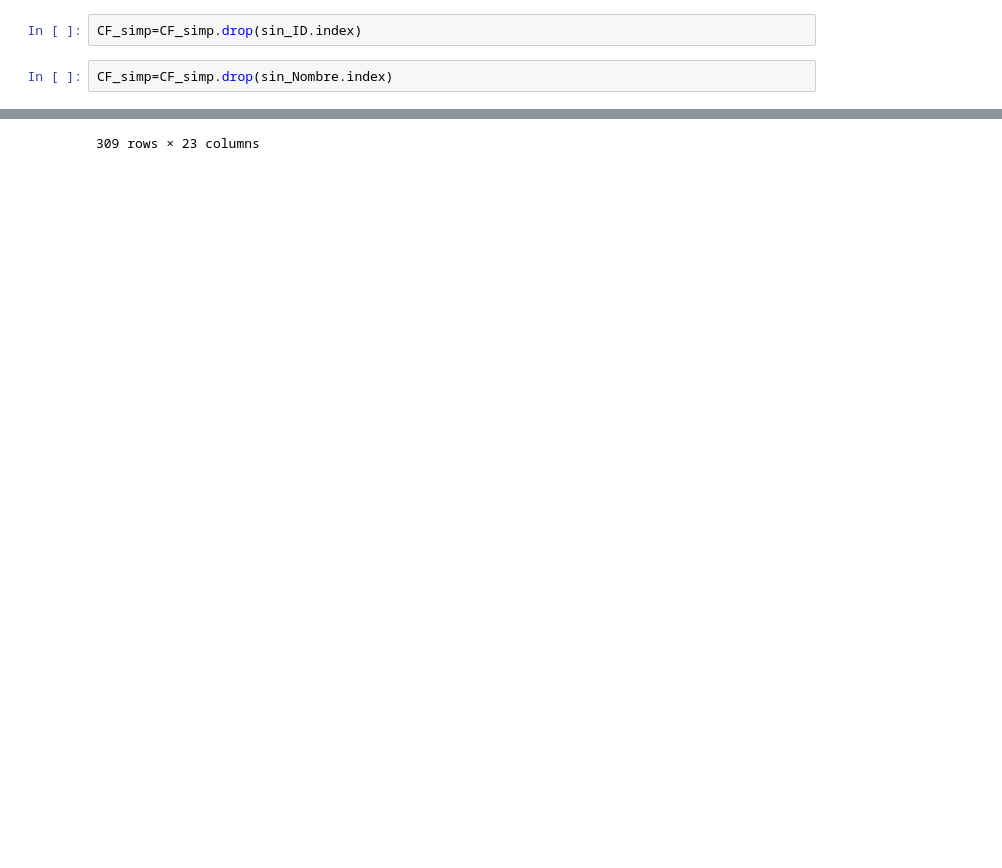
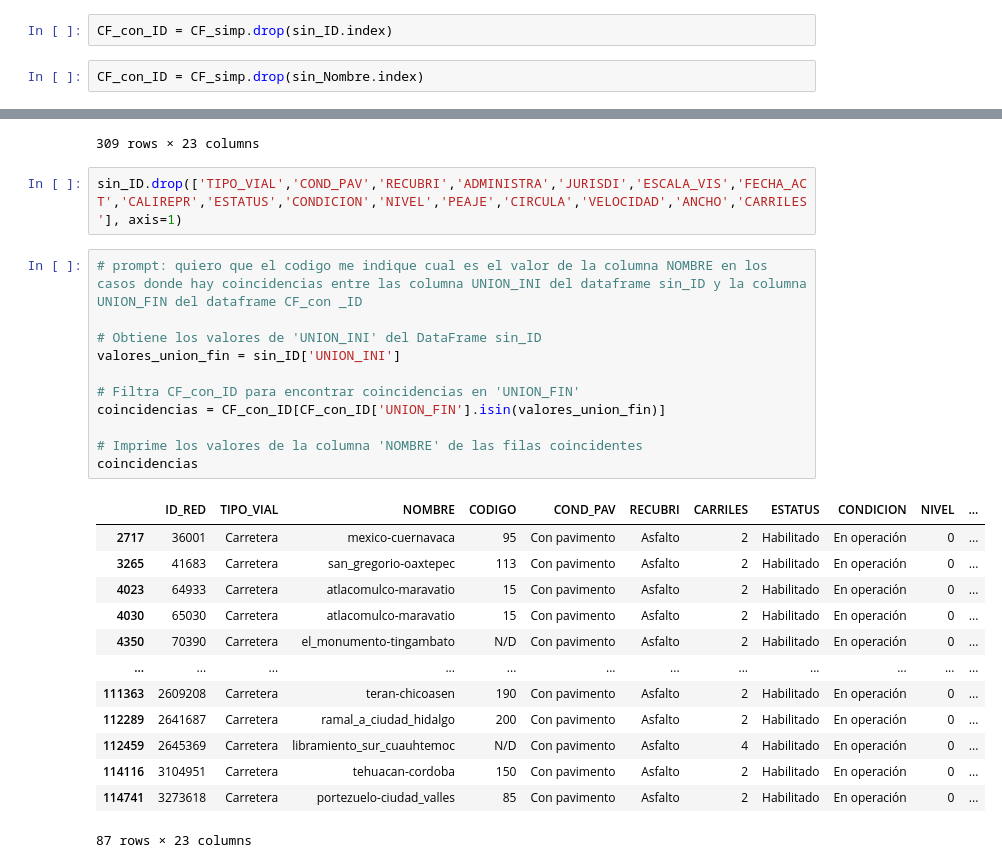
Before and after one commit to JorgeICS/Primeos_Analisis_Geopandas, a Jupyter notebook: filtrado_nodos.ipynb, the cells around one changed output, grey strips where cells are left out. Cells and saved outputs as stored; diff of their text form; blank space fills up the shorter version.

```diff
--- a/filtrado_nodos.ipynb
+++ b/filtrado_nodos.ipynb
@@ -194,4 +187,4 @@ files.download('carreteras_sin_codigo.geojson')
 # %%
-CF_simp=CF_simp.drop(sin_ID.index)
+CF_con_ID = CF_simp.drop(sin_ID.index)
 # %%
-CF_simp=CF_simp.drop(sin_Nombre.index)
+CF_con_ID = CF_simp.drop(sin_Nombre.index)
@@ -330,3 +341,30 @@ CF_simp[CF_simp['NOMBRE'] == 'acambaro-celaya']
 | 115153 | 3320108 | Carretera | acambaro-celaya | 51 | Con pavimento | Asfalto | 2 | Habilitado | En operación | 0 | ... |
 | 115154 | 3320111 | Carretera | acambaro-celaya | 51 | Con pavimento | Asfalto | 2 | Deshabilitado | En construcción - cerrado | 1 | ... |
 309 rows × 23 columns
+# %%
+sin_ID.drop(['TIPO_VIAL','COND_PAV','RECUBRI','ADMINISTRA','JURISDI','ESCALA_VIS','FECHA_ACT','CALIREPR','ESTATUS','CONDICION','NIVEL','PEAJE','CIRCULA','VELOCIDAD','ANCHO','CARRILES'], axis=1)
+# %%
+# prompt: quiero que el codigo me indique cual es el valor de la columna NOMBRE en los casos donde hay coincidencias entre las columna UNION_INI del dataframe sin_ID y la columna UNION_FIN del dataframe CF_con _ID
+
+# Obtiene los valores de 'UNION_INI' del DataFrame sin_ID
+valores_union_fin = sin_ID['UNION_INI']
+
+# Filtra CF_con_ID para encontrar coincidencias en 'UNION_FIN'
+coincidencias = CF_con_ID[CF_con_ID['UNION_FIN'].isin(valores_union_fin)]
+
+# Imprime los valores de la columna 'NOMBRE' de las filas coincidentes
+coincidencias
+# %% [output]
+|  | ID_RED | TIPO_VIAL | NOMBRE | CODIGO | COND_PAV | RECUBRI | CARRILES | ESTATUS | CONDICION | NIVEL | ... |
+| 2717 | 36001 | Carretera | mexico-cuernavaca | 95 | Con pavimento | Asfalto | 2 | Habilitado | En operación | 0 | ... |
+| 3265 | 41683 | Carretera | san_gregorio-oaxtepec | 113 | Con pavimento | Asfalto | 2 | Habilitado | En operación | 0 | ... |
+| 4023 | 64933 | Carretera | atlacomulco-maravatio | 15 | Con pavimento | Asfalto | 2 | Habilitado | En operación | 0 | ... |
+| 4030 | 65030 | Carretera | atlacomulco-maravatio | 15 | Con pavimento | Asfalto | 2 | Habilitado | En operación | 0 | ... |
+| 4350 | 70390 | Carretera | el_monumento-tingambato | N/D | Con pavimento | Asfalto | 2 | Habilitado | En operación | 0 | ... |
+| ... | ... | ... | ... | ... | ... | ... | ... | ... | ... | ... | ... |
+| 111363 | 2609208 | Carretera | teran-chicoasen | 190 | Con pavimento | Asfalto | 2 | Habilitado | En operación | 0 | ... |
+| 112289 | 2641687 | Carretera | ramal_a_ciudad_hidalgo | 200 | Con pavimento | Asfalto | 2 | Habilitado | En operación | 0 | ... |
+| 112459 | 2645369 | Carretera | libramiento_sur_cuauhtemoc | N/D | Con pavimento | Asfalto | 4 | Habilitado | En operación | 0 | ... |
+| 114116 | 3104951 | Carretera | tehuacan-cordoba | 150 | Con pavimento | Asfalto | 2 | Habilitado | En operación | 0 | ... |
+| 114741 | 3273618 | Carretera | portezuelo-ciudad_valles | 85 | Con pavimento | Asfalto | 2 | Habilitado | En operación | 0 | ... |
+87 rows × 23 columns
```
Also changed, not shown: parts of 30 cells of this notebook.
